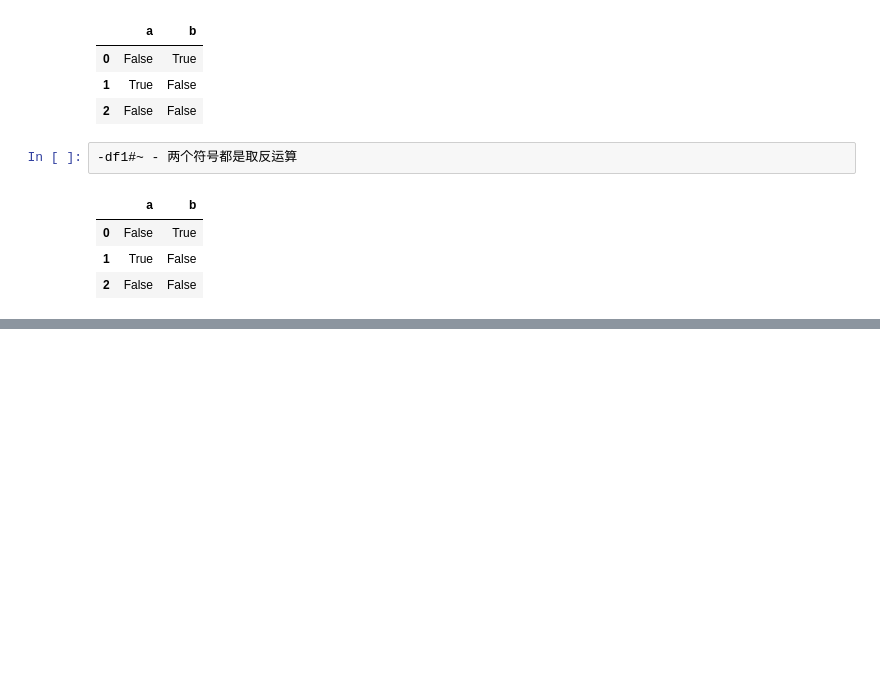
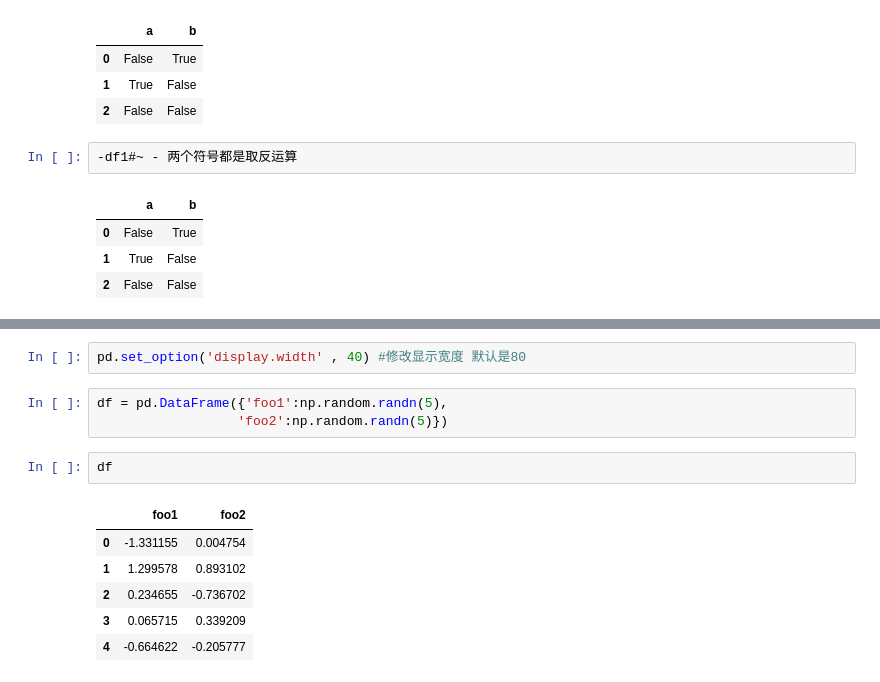
Before and after one commit to colorfulclouds/tensorflow2, a Jupyter notebook: pandas/intro_to_data_structure.ipynb, the cells around one changed output, grey strips where cells are left out. Drawn from its saved outputs; the diff is of its cells as text; blank space fills up the shorter version.

```diff
--- a/pandas/intro_to_data_structure.ipynb
+++ b/pandas/intro_to_data_structure.ipynb
@@ -839,0 +936,14 @@ False
+# %%
+pd.set_option('display.width' , 40) #修改显示宽度 默认是80
+# %%
+df = pd.DataFrame({'foo1':np.random.randn(5),
+                  'foo2':np.random.randn(5)})
+# %%
+df
+# %% [output]
+|  | foo1 | foo2 |
+| 0 | -1.331155 | 0.004754 |
+| 1 | 1.299578 | 0.893102 |
+| 2 | 0.234655 | -0.736702 |
+| 3 | 0.065715 | 0.339209 |
+| 4 | -0.664622 | -0.205777 |
```
Also changed, not shown: parts of 17 cells of this notebook, 1 other file.
